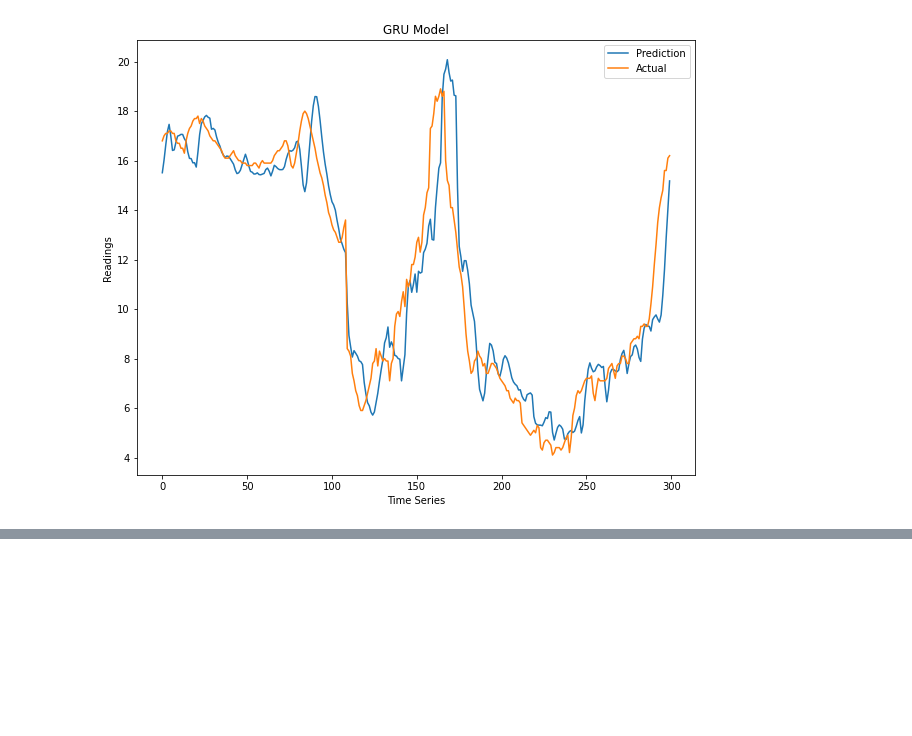
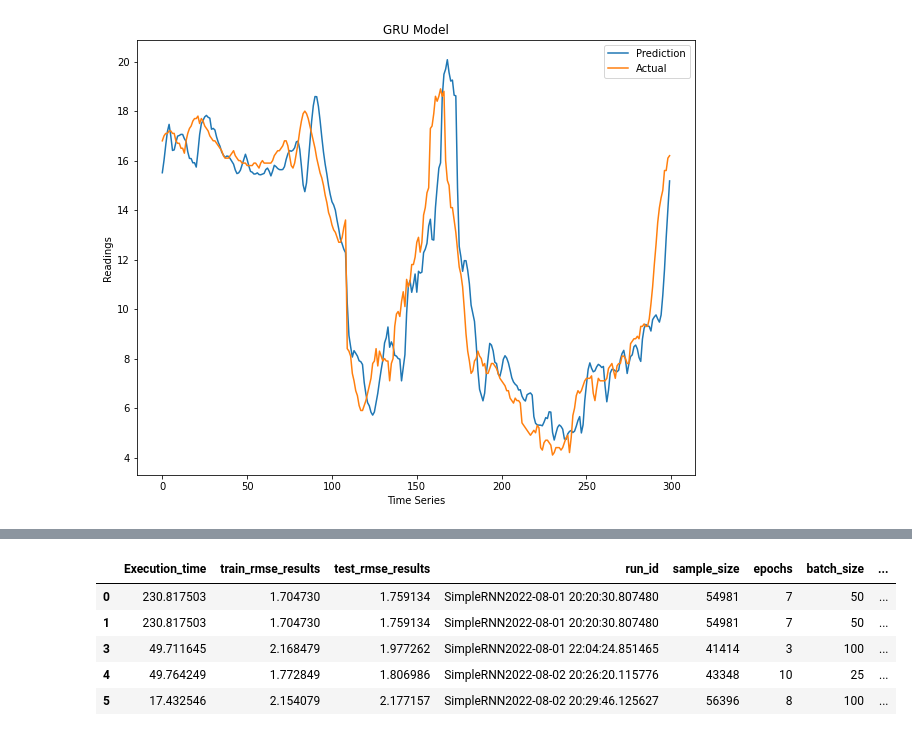
Before and after one commit to bsw-del/MRPDeepLearningWithCGM, a Jupyter notebook: experiment_development.ipynb, the cells around one changed output, grey strips where cells are left out. Cells and saved outputs as stored; diff of their text form; code cells hidden in the pictures; blank space fills up the shorter version.

```diff
--- a/experiment_development.ipynb
+++ b/experiment_development.ipynb
@@ -714,0 +754,17 @@ plt.show()
+# %%
+## Filter for initial results
+initModelsDF = analysis_DF[ (analysis_DF['Optimized']=='No')
+                            & (analysis_DF['forecast_distance_perf']==6)
+                            & (analysis_DF['Personalised']=='No')
+                            & (analysis_DF['Feature Engineered']=='No')
+                            ]
+initModelsDF.head()
+
+#analysis_DF
+# %% [output]
+|  | Execution_time | train_rmse_results | test_rmse_results | run_id | sample_size | epochs | batch_size | ... |
+| 0 | 230.817503 | 1.704730 | 1.759134 | SimpleRNN2022-08-01 20:20:30.807480 | 54981 | 7 | 50 | ... |
+| 1 | 230.817503 | 1.704730 | 1.759134 | SimpleRNN2022-08-01 20:20:30.807480 | 54981 | 7 | 50 | ... |
+| 3 | 49.711645 | 2.168479 | 1.977262 | SimpleRNN2022-08-01 22:04:24.851465 | 41414 | 3 | 100 | ... |
+| 4 | 49.764249 | 1.772849 | 1.806986 | SimpleRNN2022-08-02 20:26:20.115776 | 43348 | 10 | 25 | ... |
+| 5 | 17.432546 | 2.154079 | 2.177157 | SimpleRNN2022-08-02 20:29:46.125627 | 56396 | 8 | 100 | ... |
```
Also changed, not shown: parts of 12 cells of this notebook.
